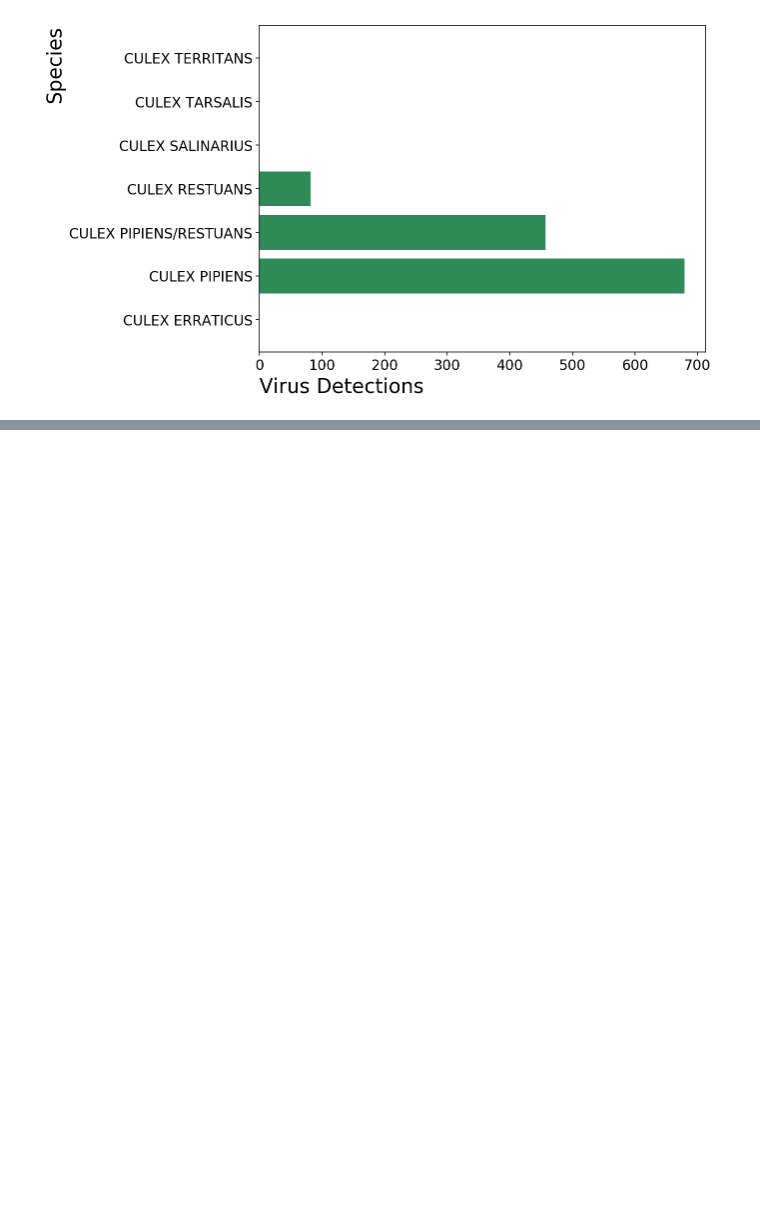
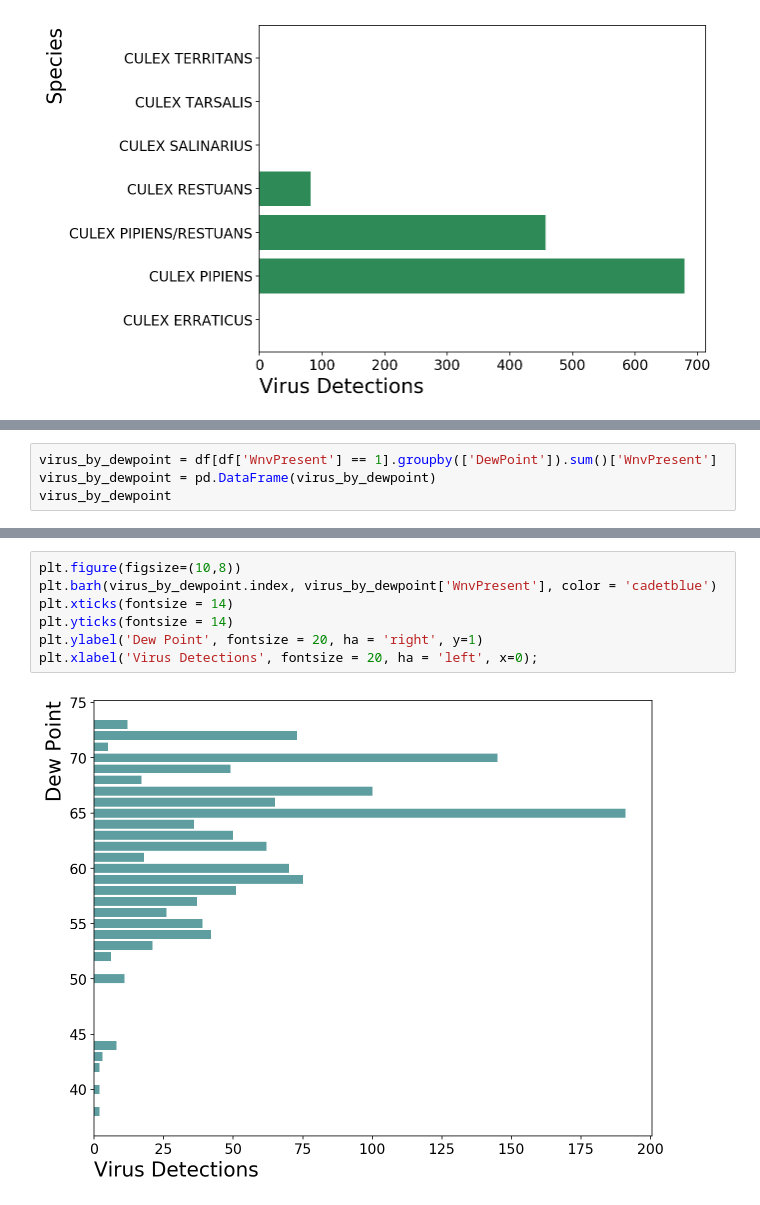
Before and after one commit to wnm410/WNV_project, a Jupyter notebook: Emma/Project4_EG_EDA.ipynb, the cells around one changed output, grey strips where cells are left out. Drawn from its saved outputs; the diff is of its cells as text; blank space fills up the shorter version.

```diff
--- a/Emma/Project4_EG_EDA.ipynb
+++ b/Emma/Project4_EG_EDA.ipynb
@@ -129,0 +198,4 @@ plt.xlabel('Virus Detections', fontsize = 20, ha = 'left', x=0);
+# %%
+virus_by_dewpoint = df[df['WnvPresent'] == 1].groupby(['DewPoint']).sum()['WnvPresent']
+virus_by_dewpoint = pd.DataFrame(virus_by_dewpoint)
+virus_by_dewpoint
@@ -129,0 +221,9 @@ plt.xlabel('Virus Detections', fontsize = 20, ha = 'left', x=0);
+# %%
+plt.figure(figsize=(10,8))
+plt.barh(virus_by_dewpoint.index, virus_by_dewpoint['WnvPresent'], color = 'cadetblue')
+plt.xticks(fontsize = 14)
+plt.yticks(fontsize = 14)
+plt.ylabel('Dew Point', fontsize = 20, ha = 'right', y=1)
+plt.xlabel('Virus Detections', fontsize = 20, ha = 'left', x=0);
+# %% [output]
+[figure, added]
```
Also changed, not shown: parts of 10 cells of this notebook, 1 other file.
